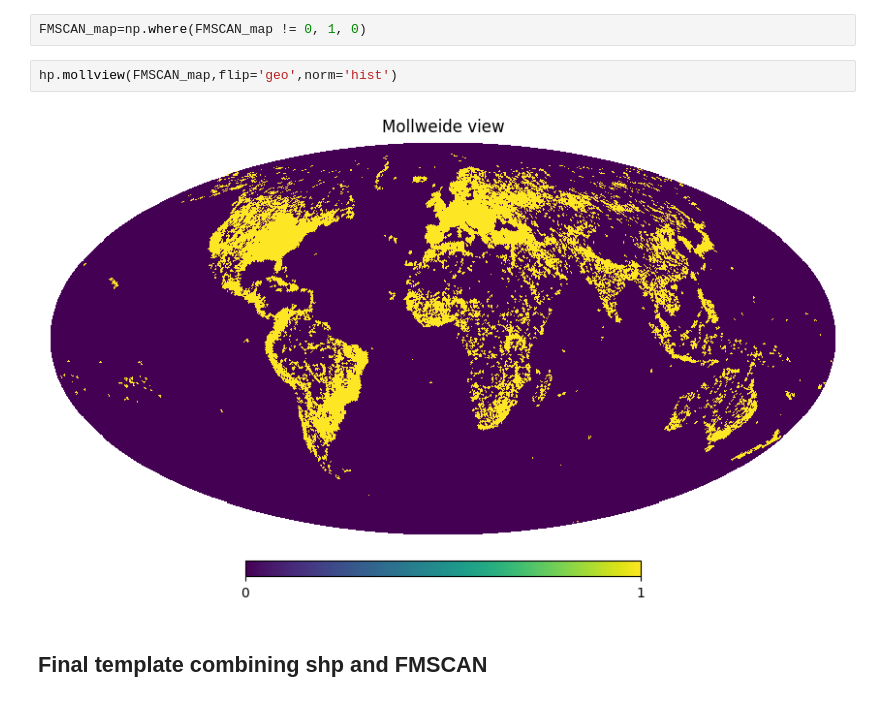
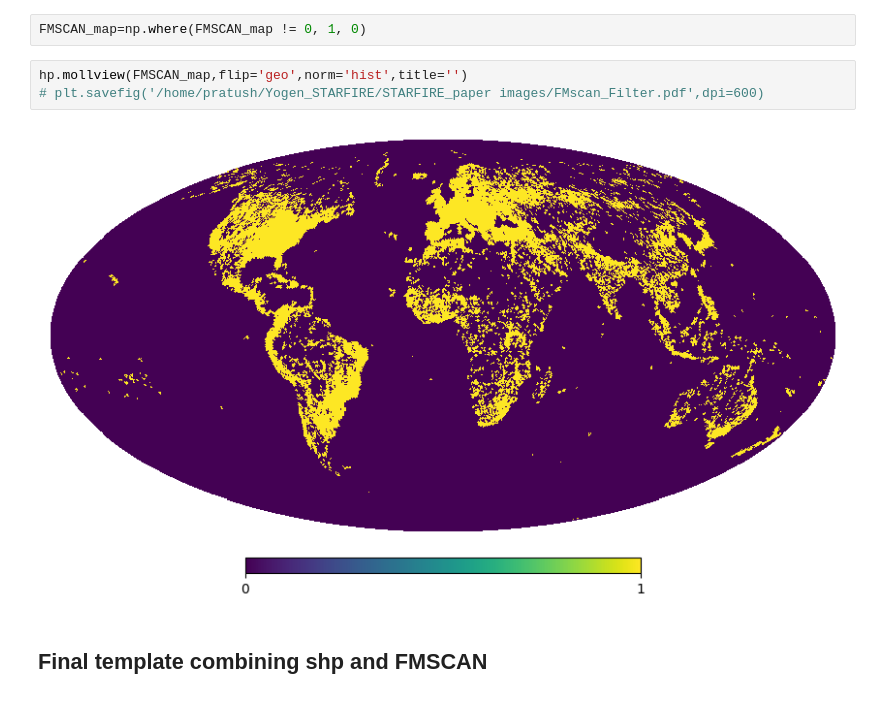
Before and after one commit to Bharatcs/rfi, a Jupyter notebook: Project/Mini_Stat_model.ipynb, the cells around one changed output. Drawn from its saved outputs; the diff is of its cells as text.

```diff
--- a/Project/Mini_Stat_model.ipynb
+++ b/Project/Mini_Stat_model.ipynb
@@ -162,9 +163,10 @@ FMSCAN_map[pixel_counts2>0] /= pixel_counts2[pixel_counts2>0 ]
 # %%
 FMSCAN_map=np.where(FMSCAN_map != 0, 1, 0)
 # %%
-hp.mollview(FMSCAN_map,flip='geo',norm='hist')
+hp.mollview(FMSCAN_map,flip='geo',norm='hist',title='')
+# plt.savefig('/home/pratush/Yogen_STARFIRE/STARFIRE_paper images/FMscan_Filter.pdf',dpi=600)
 # %% [output]
-[figure, old version]
+[figure, new version]
 # %% [markdown]
 ## Final template combining shp and FMSCAN
 # %%
```
Also changed, not shown: parts of 35 cells of this notebook, 2 other files.
